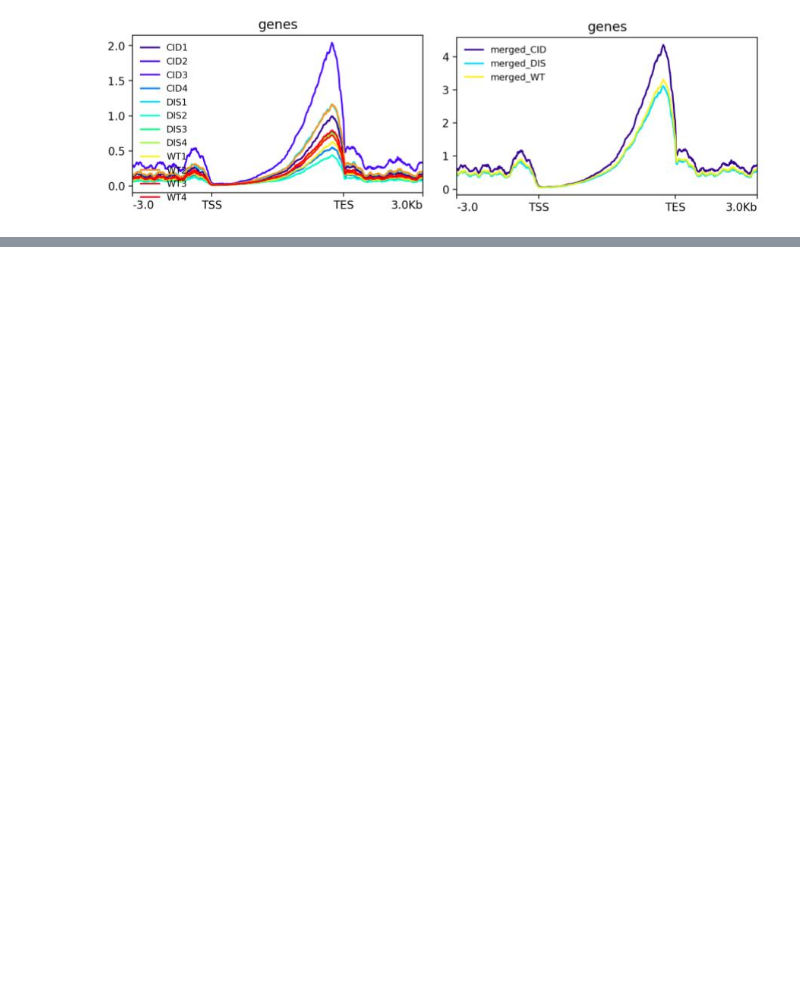
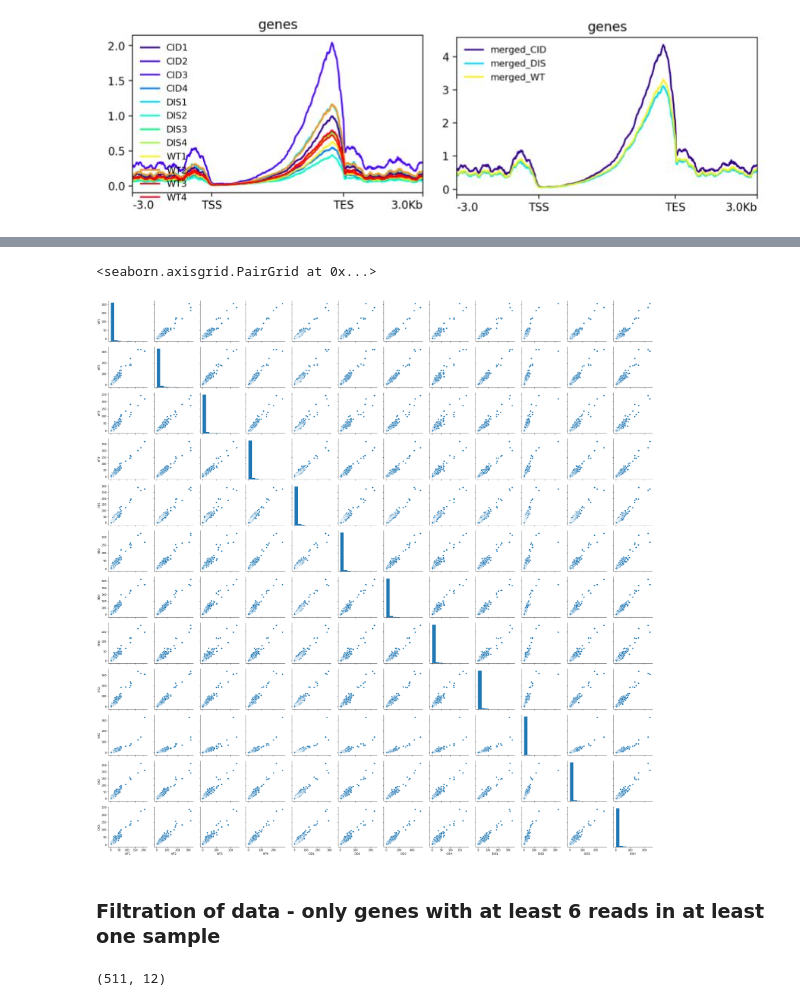
Before and after one commit to lidkalee/MiSeq_Analysis, a Jupyter notebook: MiSeq_analysis_with_BRBseq_GITHUB.ipynb, the cells around one changed output, grey strips where cells are left out. Drawn from its saved outputs; the diff is of its cells as text; code cells hidden in the pictures; blank space fills up the shorter version.

```diff
--- a/MiSeq_analysis_with_BRBseq_GITHUB.ipynb
+++ b/MiSeq_analysis_with_BRBseq_GITHUB.ipynb
@@ -1148,0 +1233,2 @@ Image('figures_GITHUB/computematrix_demultiplexed.png')
+# %%
+reads_in_genes_merge = pd.merge(reads_in_genes_merge,table_WT4, on=['Genes'], how='left')
@@ -1148,0 +1246,5 @@ Image('figures_GITHUB/computematrix_demultiplexed.png')
+# %%
+ df = reads_in_genes_merge[['Genes','WT1', 'WT2', 'WT3', 'WT4',
+           'CID1', 'CID2', 'CID3', 'CID4',
+           'DIS1', 'DIS2', 'DIS3', 'DIS4']]
+df.head()
@@ -1148,0 +1258,4 @@ Image('figures_GITHUB/computematrix_demultiplexed.png')
+# %%
+df = df.dropna()
+df = df.set_index("Genes")
+df.shape
@@ -1148,0 +1274,13 @@ Image('figures_GITHUB/computematrix_demultiplexed.png')
+# %%
+# Vizualization before normalisation
+sns.pairplot(df)
+# %% [output]
+<seaborn.axisgrid.PairGrid at 0x...>
+[figure, added]
+# %% [markdown]
+### Filtration of data - only genes with at least 6 reads in at least one sample
+# %%
+new_df = df[df.loc[:]>5].dropna()
+new_df.shape
+# %% [output]
+(511, 12)
```
Also changed, not shown: parts of 43 cells of this notebook.
